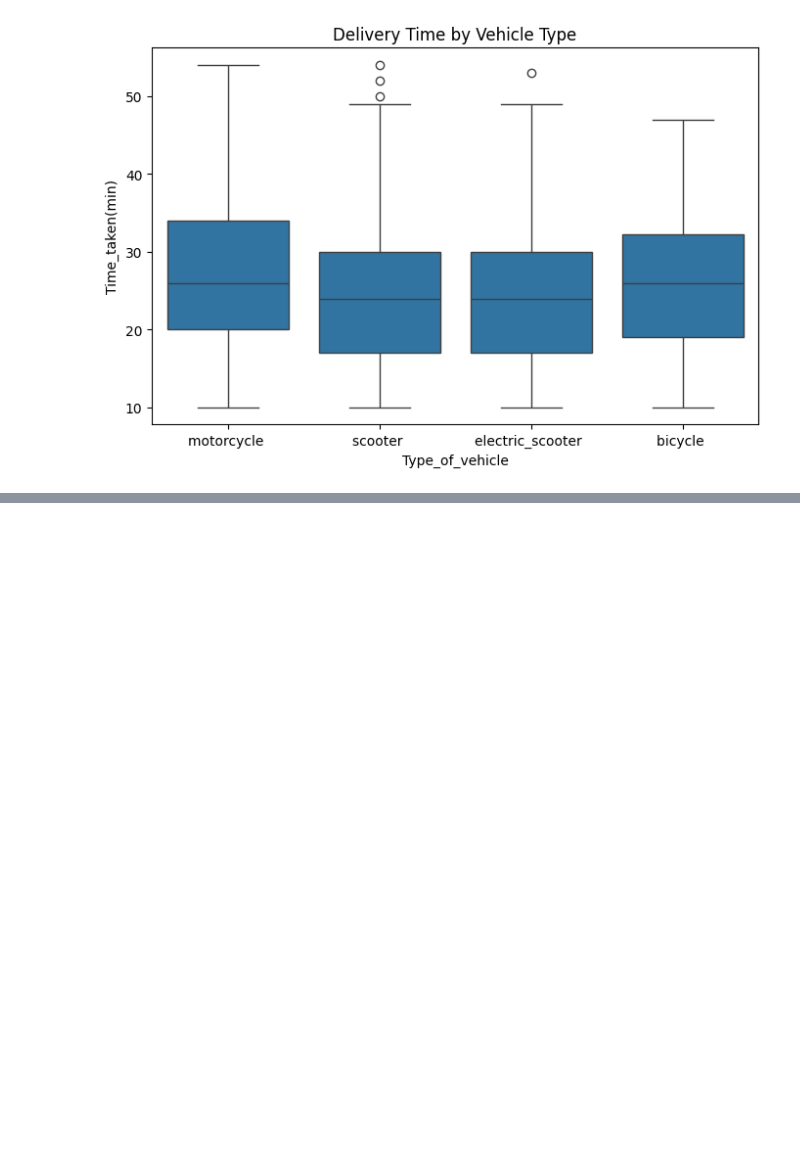
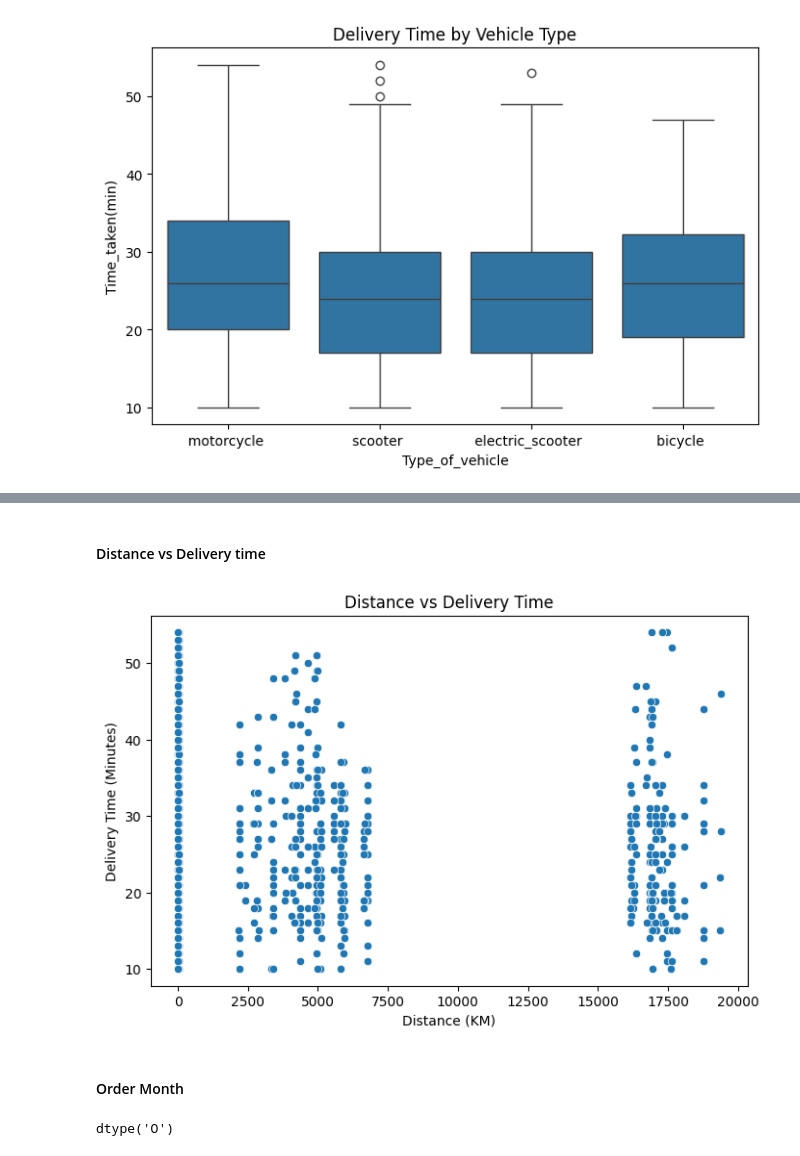
Before and after one commit to sainibunty2309-del/Food-delivery-time-prediction-, a Jupyter notebook: model.ipynb, the cells around one changed output, grey strips where cells are left out. Saved outputs shown, nothing was run; the diff lists cells and outputs as text; code cells hidden in the pictures; blank space fills up the shorter version.

```diff
--- a/model.ipynb
+++ b/model.ipynb
@@ -761,0 +766,31 @@ plt.show()
+# %%
+# by using haversine formula
+def calculate_distance(lat1, lon1, lat2, lon2):
+
+    R = 6271
+
+    lat1 = radians(lat1)
+    lon1 = radians(lon1)
+    lat2 = radians(lat2)
+    lon2 = radians(lon2)
+
+    dlat = lat2 - lat1
+    dlon = lon2- lon1
+
+    a = sin(dlat/2)**2 + cos(lat1) * cos(lat2) * sin(dlon/2)**2
+
+    c = 2 * atan2(sqrt(a), sqrt(1-a))
+
+    distance = R * c
+
+    return distance
+# %%
+train_df["Distance"] = train_df.apply(
+    lambda x: calculate_distance(
+        x["Restaurant_latitude"],
+        x["Restaurant_longitude"],
+        x["Delivery_location_latitude"],
+        x["Delivery_location_longitude"]
+    ),
+    axis=1
+)
@@ -761,0 +807,23 @@ plt.show()
+# %% [markdown]
+#### Distance vs Delivery time
+# %%
+plt.figure(figsize=(8,5))
+
+sns.scatterplot(
+    x=train_df["Distance"],
+    y=train_df["Time_taken(min)"]
+)
+
+plt.title("Distance vs Delivery Time")
+plt.xlabel("Distance (KM)")
+plt.ylabel("Delivery Time (Minutes)")
+
+plt.show()
+# %% [output]
+[figure, added]
+# %% [markdown]
+#### Order Month
+# %%
+train_df["Order_Date"].dtype
+# %% [output]
+dtype('O')
```
Also changed, not shown: parts of 11 cells of this notebook.
